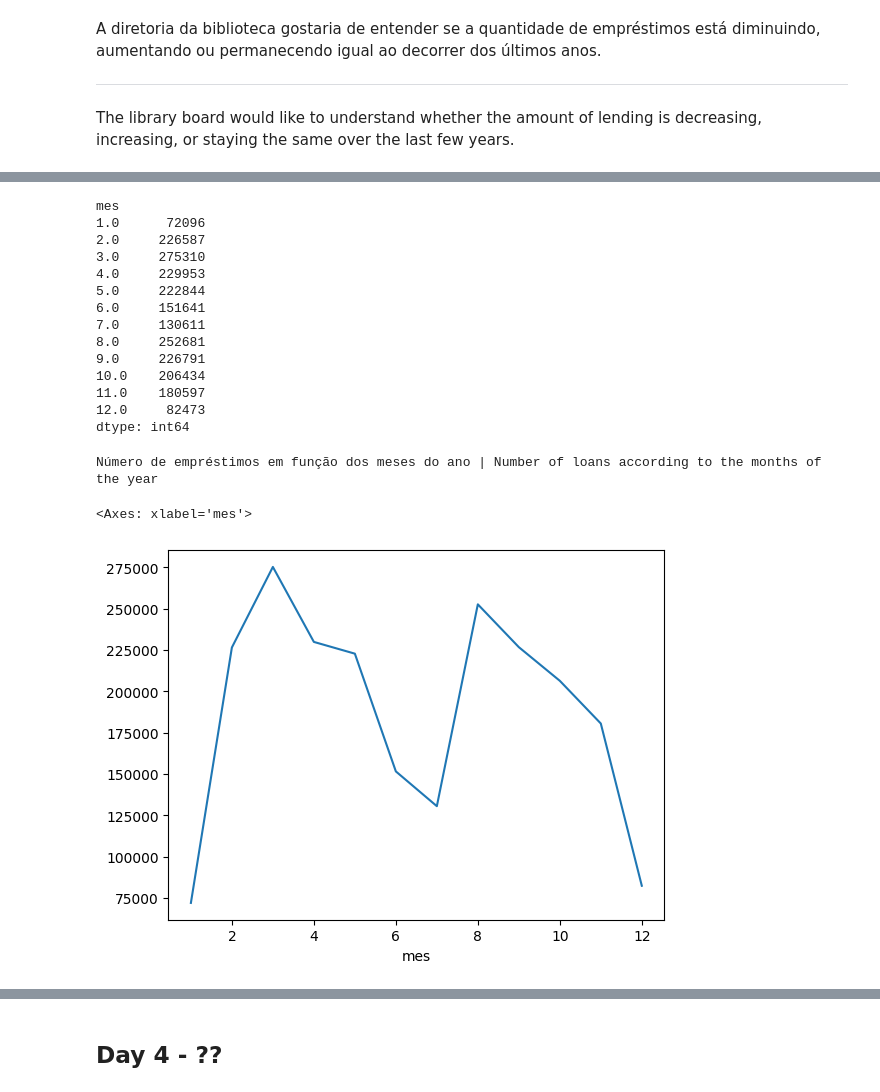
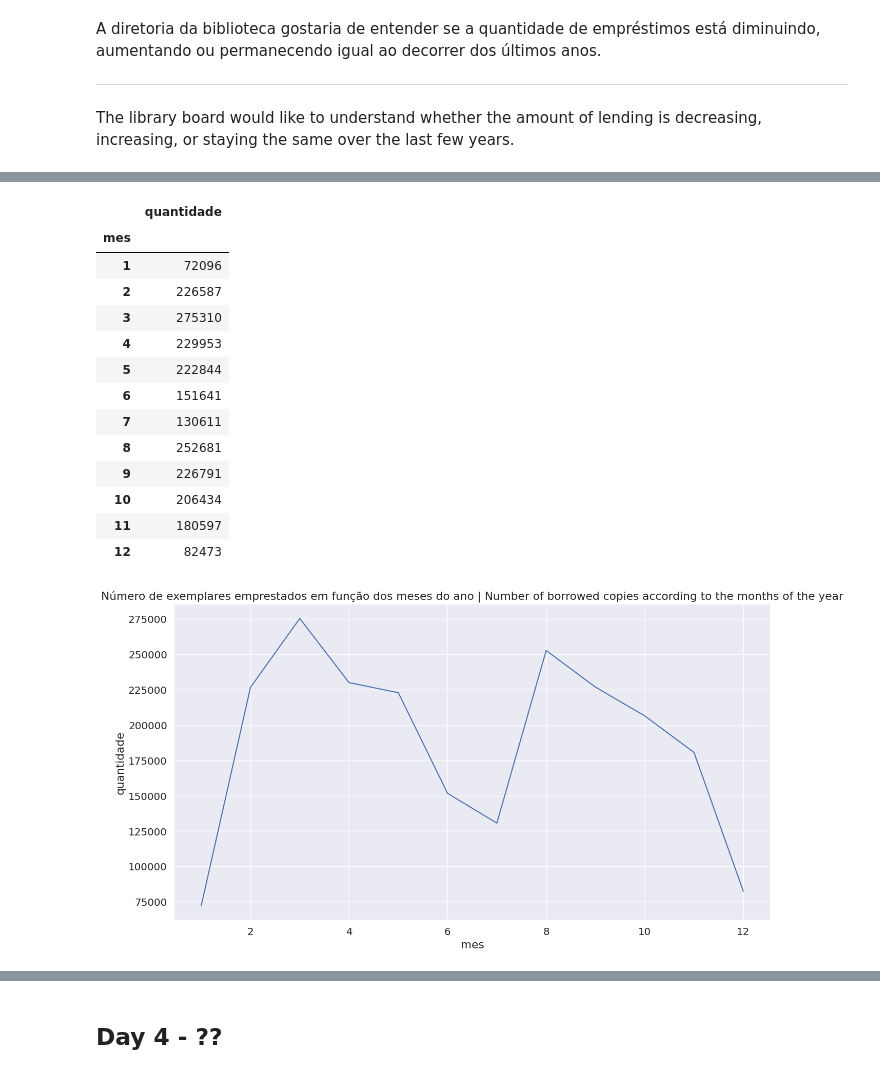
Before and after one commit to migueltosi/UFRN-Library-Data-Analysis, a Jupyter notebook: UFRN_Library.ipynb, the cells around one changed output, grey strips where cells are left out. Saved outputs shown, nothing was run; the diff lists cells and outputs as text; code cells hidden in the pictures.

```diff
--- a/UFRN_Library.ipynb
+++ b/UFRN_Library.ipynb
@@ -388,26 +430,25 @@ df['mes'] = df['data_emprestimo'].dt.month
-# %%
-loan_by_month = df.groupby('mes').size()
-loan_by_month
-# %% [output]
-mes
-1.0      72096
-2.0     226587
-3.0     275310
-4.0     229953
-5.0     222844
-6.0     151641
-7.0     130611
-8.0     252681
-9.0     226791
-10.0    206434
-11.0    180597
-12.0     82473
-dtype: int64
+# %%
+copies_by_month = copies_date[['mes', 'quantidade']].groupby('mes').sum()
+copies_by_month
+# %% [output]
+|  | quantidade |
+| mes |  |
+| 1 | 72096 |
+| 2 | 226587 |
+| 3 | 275310 |
+| 4 | 229953 |
+| 5 | 222844 |
+| 6 | 151641 |
+| 7 | 130611 |
+| 8 | 252681 |
+| 9 | 226791 |
+| 10 | 206434 |
+| 11 | 180597 |
+| 12 | 82473 |
 # %%
-print('Número de empréstimos em função dos meses do ano | Number of loans according to the months of the year')
-loan_by_month.plot()
+ax = sns.lineplot(data = copies_by_month, x = 'mes', y = 'quantidade')
+ax.set_title('Número de exemplares emprestados em função dos meses do ano | Number of borrowed copies according to the months of the year')
+ax = ax
 # %% [output]
-Número de empréstimos em função dos meses do ano | Number of loans according to the months of the year
-<Axes: xlabel='mes'>
-[figure, old version]
+[figure, new version]
 # %% [markdown]
```
Also changed, not shown: parts of 30 cells of this notebook.
